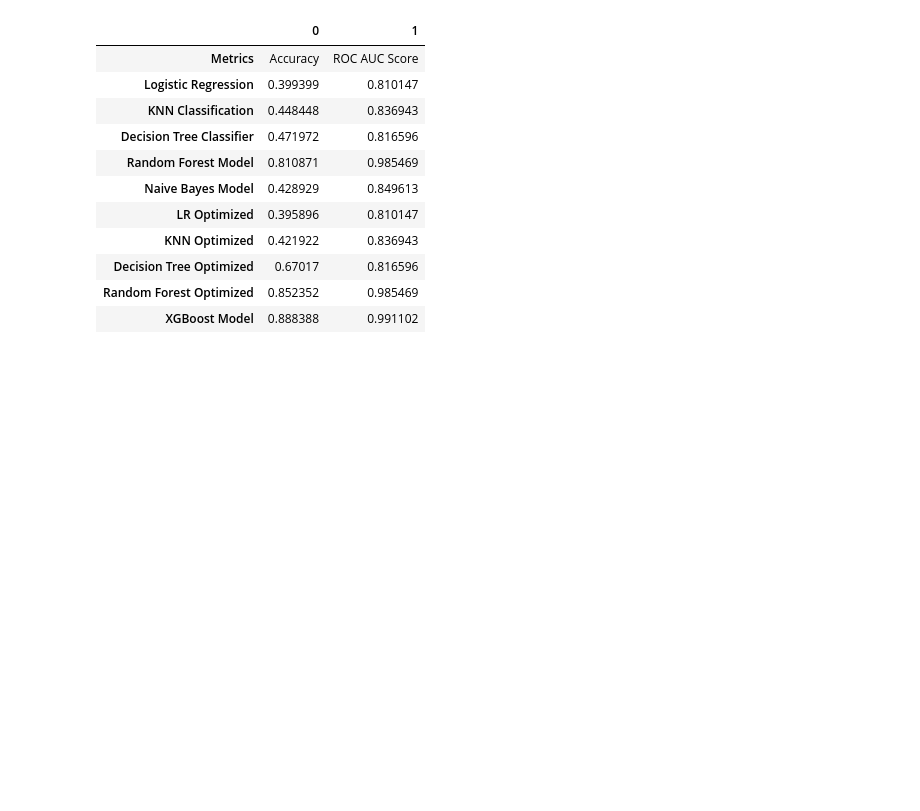
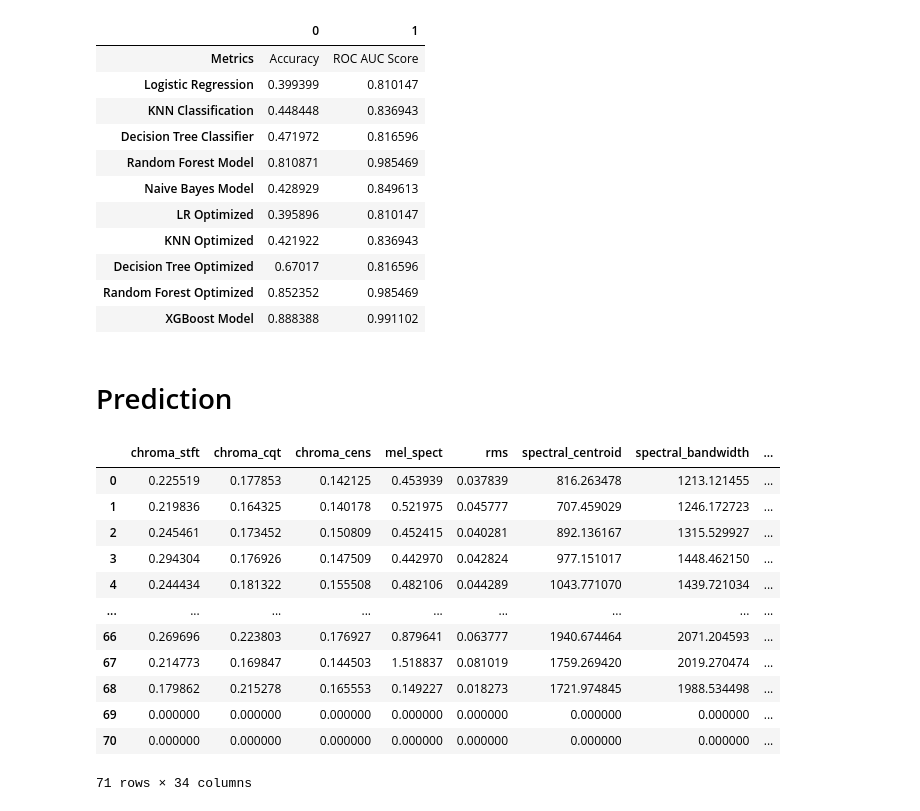
Before and after one commit to hzhi54/Music_Genres_Classification, a Jupyter notebook: code.ipynb, the cells around one changed output. Cells and saved outputs as stored; diff of their text form; code cells hidden in the pictures; blank space fills up the shorter version.

Commit message:
predictions

```diff
--- a/code.ipynb
+++ b/code.ipynb
@@ -546,3 +546,5 @@ sum_df.T
 | Decision Tree Optimized | 0.67017 | 0.816596 |
 | Random Forest Optimized | 0.852352 | 0.985469 |
 | XGBoost Model | 0.888388 | 0.991102 |
+# %% [markdown]
+# Prediction
@@ -548,0 +594,17 @@ sum_df.T
+# %%
+df_pred = pd.DataFrame.from_dict(dict_frame)
+df_pred
+# %% [output]
+|  | chroma_stft | chroma_cqt | chroma_cens | mel_spect | rms | spectral_centroid | spectral_bandwidth | ... |
+| 0 | 0.225519 | 0.177853 | 0.142125 | 0.453939 | 0.037839 | 816.263478 | 1213.121455 | ... |
+| 1 | 0.219836 | 0.164325 | 0.140178 | 0.521975 | 0.045777 | 707.459029 | 1246.172723 | ... |
+| 2 | 0.245461 | 0.173452 | 0.150809 | 0.452415 | 0.040281 | 892.136167 | 1315.529927 | ... |
+| 3 | 0.294304 | 0.176926 | 0.147509 | 0.442970 | 0.042824 | 977.151017 | 1448.462150 | ... |
+| 4 | 0.244434 | 0.181322 | 0.155508 | 0.482106 | 0.044289 | 1043.771070 | 1439.721034 | ... |
+| ... | ... | ... | ... | ... | ... | ... | ... | ... |
+| 66 | 0.269696 | 0.223803 | 0.176927 | 0.879641 | 0.063777 | 1940.674464 | 2071.204593 | ... |
+| 67 | 0.214773 | 0.169847 | 0.144503 | 1.518837 | 0.081019 | 1759.269420 | 2019.270474 | ... |
+| 68 | 0.179862 | 0.215278 | 0.165553 | 0.149227 | 0.018273 | 1721.974845 | 1988.534498 | ... |
+| 69 | 0.000000 | 0.000000 | 0.000000 | 0.000000 | 0.000000 | 0.000000 | 0.000000 | ... |
+| 70 | 0.000000 | 0.000000 | 0.000000 | 0.000000 | 0.000000 | 0.000000 | 0.000000 | ... |
+71 rows × 34 columns
```
Also changed, not shown: parts of 5 cells of this notebook, 3 other files.
